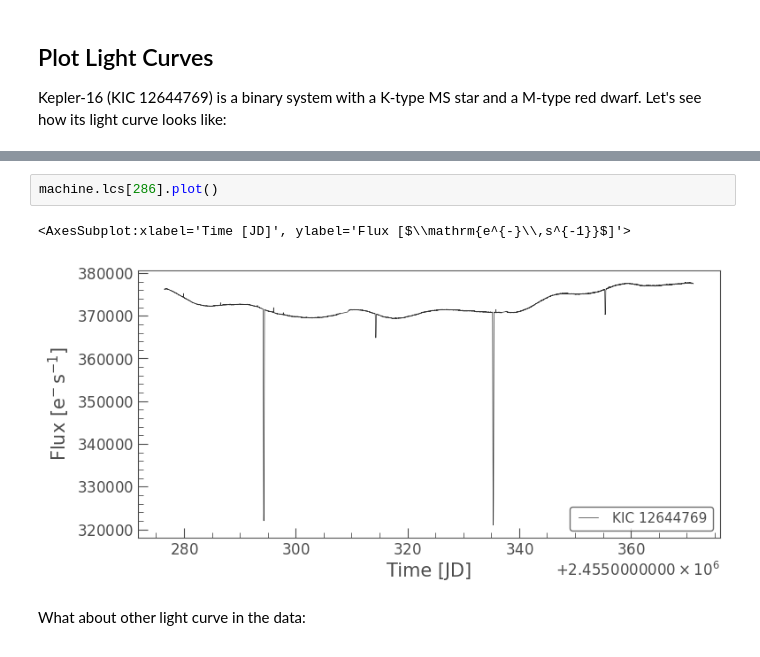
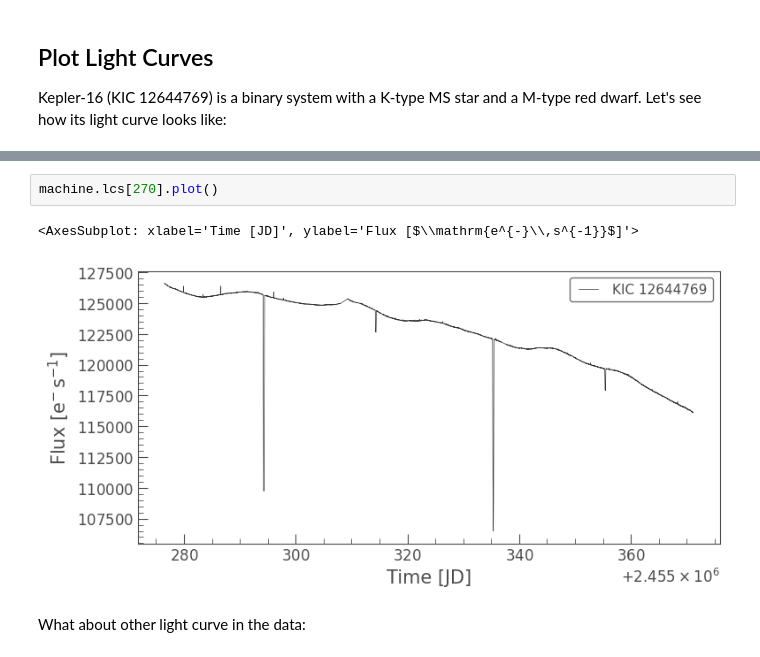
Before and after one commit to SSDataLab/psfmachine, a Jupyter notebook: docs/tutorials/Tutorial_10_TPFs.ipynb, the cells around one changed output, grey strips where cells are left out. Drawn from its saved outputs; the diff is of its cells as text.

```diff
--- a/docs/tutorials/Tutorial_10_TPFs.ipynb
+++ b/docs/tutorials/Tutorial_10_TPFs.ipynb
@@ -127,8 +114,8 @@ machine.sources[machine.sources.tpf_id == 12644769]
 # %%
-machine.lcs[286].plot()
+machine.lcs[270].plot()
 # %% [output]
-<AxesSubplot:xlabel='Time [JD]', ylabel='Flux [$\\mathrm{e^{-}\\,s^{-1}}$]'>
+<AxesSubplot: xlabel='Time [JD]', ylabel='Flux [$\\mathrm{e^{-}\\,s^{-1}}$]'>
-[figure, old version]
+[figure, new version]
 # %% [markdown]
 What about other light curve in the data:
 # %%
```
Also changed, not shown: parts of 6 cells of this notebook, 2 other files.
